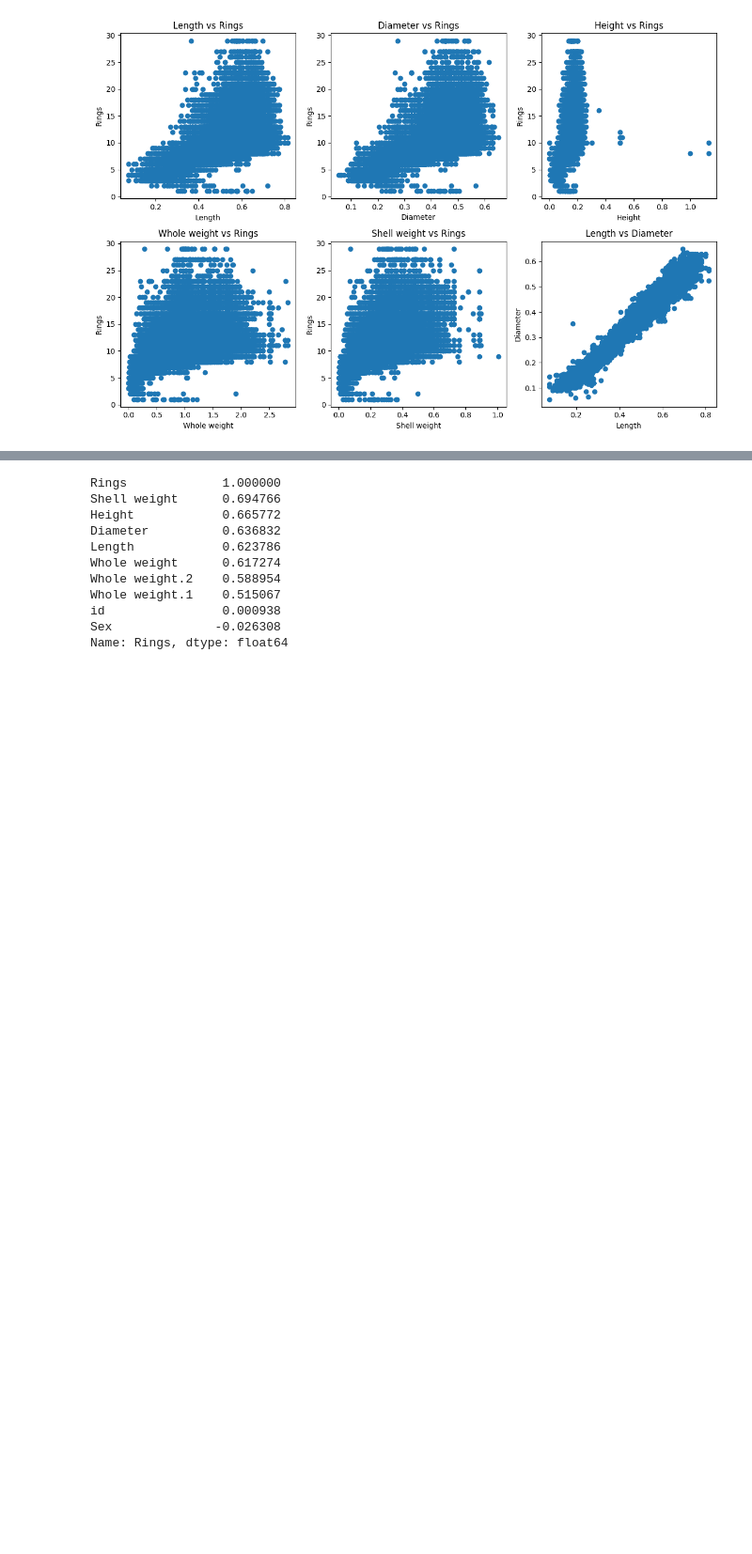
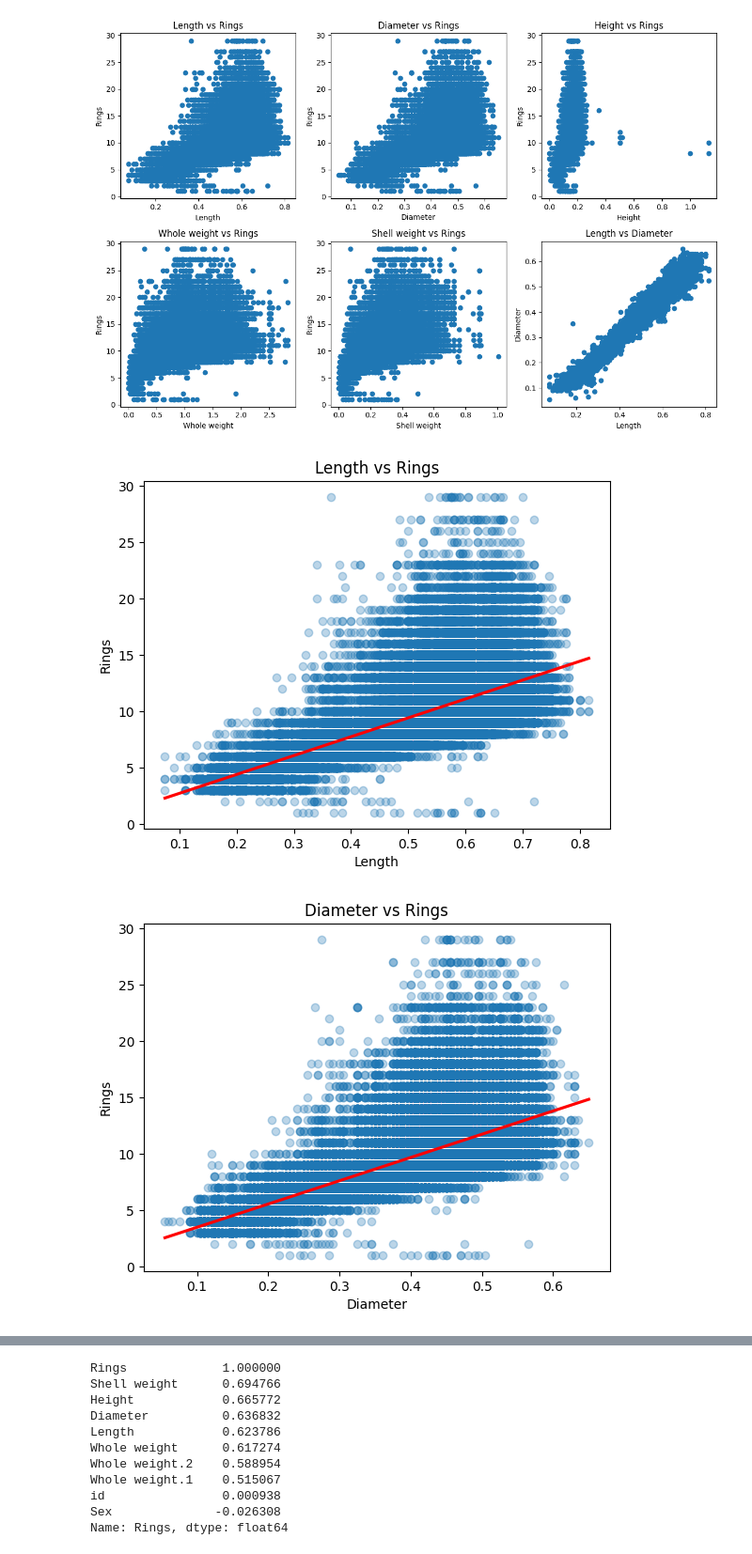
Before and after one commit to huyhoang20451/Regression_from_scratch_project, a Jupyter notebook: train_model_with_pca.ipynb, the cells around one changed output, grey strips where cells are left out. Shown at 94% size. Cells and saved outputs as stored; diff of their text form; code cells hidden in the pictures; blank space fills up the shorter version.

```diff
--- a/train_model_with_pca.ipynb
+++ b/train_model_with_pca.ipynb
@@ -158,3 +158,15 @@ plt.tight_layout()
 plt.show()
 # %% [output]
 [figure]
+# %%
+#draw 5 regplots to describe the relationship between the attributes and the target variable
+lists = ['Length', 'Diameter', 'Height', 'Whole weight', 'Shell weight']
+for x in lists:
+    sns.regplot(x=x, y='Rings', data=df_train, scatter_kws={'alpha':0.3}, line_kws={'color':'red'})
+    plt.xlabel(f'{x}')
+    plt.ylabel('Rings')
+    plt.title(f'{x} vs Rings')
+    plt.show()
+# %% [output]
+[figure, added]
+[figure, added]
```
Also changed, not shown: parts of 10 cells of this notebook.
